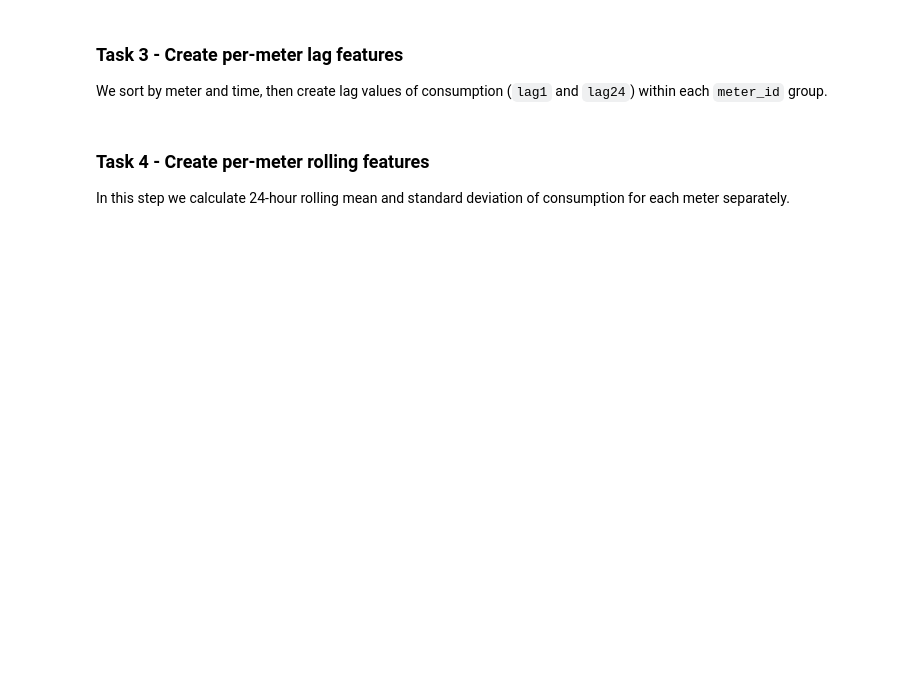
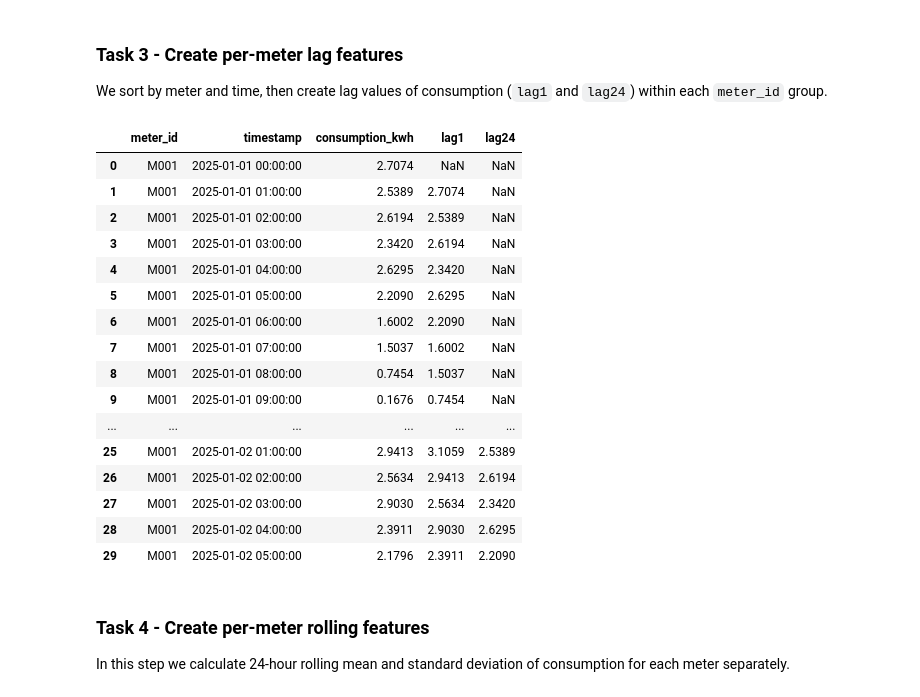
Before and after one commit to tersor/dat803, a Jupyter notebook: oppgave-02/Assigenment2.ipynb, the cells around one changed output. Saved outputs shown, nothing was run; the diff lists cells and outputs as text; code cells hidden in the pictures; blank space fills up the shorter version.

```diff
--- a/oppgave-02/Assigenment2.ipynb
+++ b/oppgave-02/Assigenment2.ipynb
@@ -129,15 +188,31 @@ We sort by meter and time, then create lag values of consumption (`lag1` and `la
 # %%
 required_cols = {'meter_id', 'consumption_kwh'}
 missing = required_cols - set(main_df.columns)
-if missing:
-    raise KeyError(f"Missing required columns in Main_data: {missing}")
 
 main_df = main_df.sort_values(['meter_id', 'timestamp']).copy()
 grp = main_df.groupby('meter_id', sort=False)['consumption_kwh']
 main_df['lag1'] = grp.shift(1)
 main_df['lag24'] = grp.shift(24)
 
 display(main_df[['meter_id', 'timestamp', 'consumption_kwh', 'lag1', 'lag24']].head(30))
+# %% [output]
+|  | meter_id | timestamp | consumption_kwh | lag1 | lag24 |
+| 0 | M001 | 2025-01-01 00:00:00 | 2.7074 | NaN | NaN |
+| 1 | M001 | 2025-01-01 01:00:00 | 2.5389 | 2.7074 | NaN |
+| 2 | M001 | 2025-01-01 02:00:00 | 2.6194 | 2.5389 | NaN |
+| 3 | M001 | 2025-01-01 03:00:00 | 2.3420 | 2.6194 | NaN |
+| 4 | M001 | 2025-01-01 04:00:00 | 2.6295 | 2.3420 | NaN |
+| 5 | M001 | 2025-01-01 05:00:00 | 2.2090 | 2.6295 | NaN |
+| 6 | M001 | 2025-01-01 06:00:00 | 1.6002 | 2.2090 | NaN |
+| 7 | M001 | 2025-01-01 07:00:00 | 1.5037 | 1.6002 | NaN |
+| 8 | M001 | 2025-01-01 08:00:00 | 0.7454 | 1.5037 | NaN |
+| 9 | M001 | 2025-01-01 09:00:00 | 0.1676 | 0.7454 | NaN |
+| ... | ... | ... | ... | ... | ... |
+| 25 | M001 | 2025-01-02 01:00:00 | 2.9413 | 3.1059 | 2.5389 |
+| 26 | M001 | 2025-01-02 02:00:00 | 2.5634 | 2.9413 | 2.6194 |
+| 27 | M001 | 2025-01-02 03:00:00 | 2.9030 | 2.5634 | 2.3420 |
+| 28 | M001 | 2025-01-02 04:00:00 | 2.3911 | 2.9030 | 2.6295 |
+| 29 | M001 | 2025-01-02 05:00:00 | 2.1796 | 2.3911 | 2.2090 |
 # %% [markdown]
 ### Task 4 - Create per-meter rolling features
 In this step we calculate 24-hour rolling mean and standard deviation of consumption for each meter separately.
```
Also changed, not shown: parts of 4 cells of this notebook.
